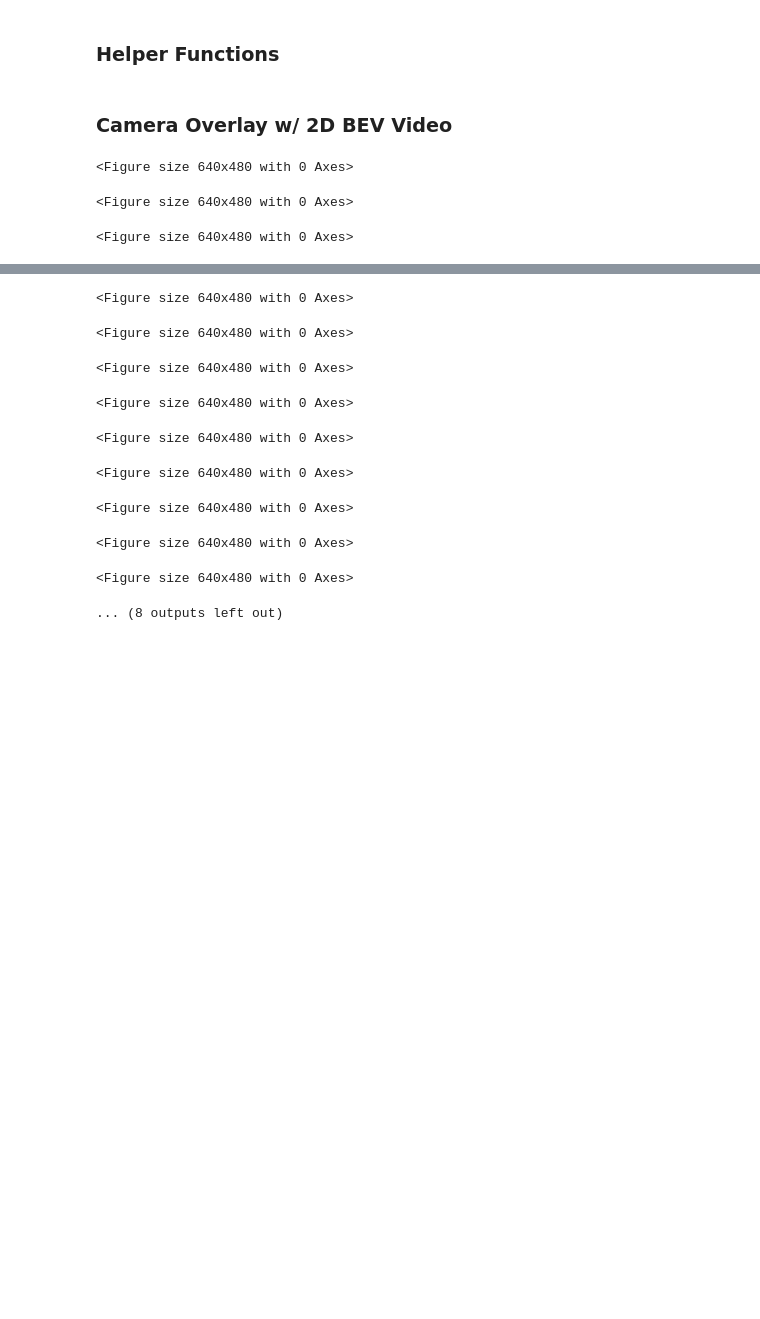
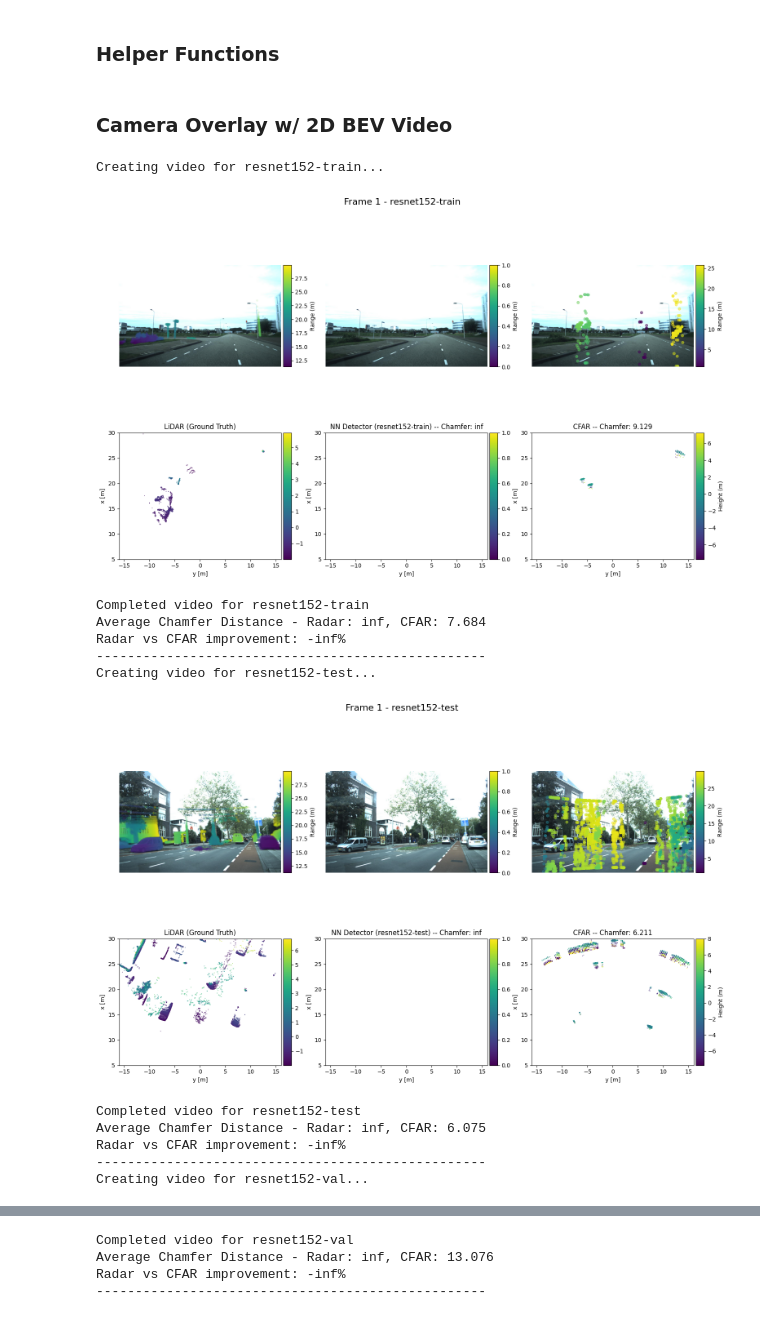
Before and after one commit to Will70330/RaDelft-Dataset, a Jupyter notebook: machine_learning_python/results_visualizer.ipynb, the cells around one changed output, grey strips where cells are left out. Cells and saved outputs as stored; diff of their text form; code cells hidden in the pictures; blank space fills up the shorter version.

Commit message:
Made some changes for temporal mixing and debugging training results.

```diff
--- a/machine_learning_python/results_visualizer.ipynb
+++ b/machine_learning_python/results_visualizer.ipynb
@@ -47,8 +47,8 @@ params = data_preparation.get_default_params()
 
 # Initialise parameters
 params["dataset_path"] = '/media/muckelroyiii/ExtremePro/RaDelft'
-params["train_val_scenes"] = [1, 3]
-params["test_scenes"] = [2, 6]
+params["train_val_scenes"] = [1]
+params["test_scenes"] = [2]
 params["train_test_split_percent"] = 0.8
 params["use_npy_cubes"] = False
 params["cfar_folder"] = 'radar_ososos'
@@ -425,8 +425,8 @@ Writer = FFMpegWriter(fps=10, metadata=dict(artist='muckelroyiii'), bitrate=1800
 train_dataset = RADCUBE_DATASET_TIME(mode='train', params=params)
 test_dataset = RADCUBE_DATASET_TIME(mode='test', params=params)
 val_dataset = RADCUBE_DATASET_TIME(mode='val', params=params)
-model_names = ['resnet18', 'resnet50', 'resnet101', 'resnet152']
-# model_names = ['resnet152']
+# model_names = ['resnet18', 'resnet50', 'resnet101', 'resnet152']
+model_names = ['resnet152']
 datasets = [('train', train_dataset), ('test', test_dataset), ('val', val_dataset)]
 
 # Grab data
@@ -1092,11 +1092,21 @@ def create_comprehensive_comparison_video(valid_data, max_frames=20):
     print("="*80)
 # %%
 # Run the video generation with chamfer distance calculation
-# create_videos_for_all_models_with_chamfer(valid_data, max_frames=20)
+create_videos_for_all_models_with_chamfer(valid_data, max_frames=100)
 
 # Run the comprehensive comparison
-create_comprehensive_comparison_video(valid_data, max_frames=500)
+# create_comprehensive_comparison_video(valid_data, max_frames=500)
 # %% [output]
-<Figure size 640x480 with 0 Axes>
+Creating video for resnet152-train...
+[figure, added]
-<Figure size 640x480 with 0 Axes>
+Completed video for resnet152-train
+Average Chamfer Distance - Radar: inf, CFAR: 7.684
+Radar vs CFAR improvement: -inf%
+--------------------------------------------------
+Creating video for resnet152-test...
+[figure, added]
-<Figure size 640x480 with 0 Axes>
+Completed video for resnet152-test
+Average Chamfer Distance - Radar: inf, CFAR: 6.075
+Radar vs CFAR improvement: -inf%
+--------------------------------------------------
+Creating video for resnet152-val...
@@ -1103,10 +1114,4 @@ create_comprehensive_comparison_video(valid_data, max_frames=500)
-<Figure size 640x480 with 0 Axes>
+Completed video for resnet152-val
+Average Chamfer Distance - Radar: inf, CFAR: 13.076
+Radar vs CFAR improvement: -inf%
+--------------------------------------------------
-<Figure size 640x480 with 0 Axes>
-<Figure size 640x480 with 0 Axes>
-<Figure size 640x480 with 0 Axes>
-<Figure size 640x480 with 0 Axes>
-<Figure size 640x480 with 0 Axes>
-<Figure size 640x480 with 0 Axes>
-<Figure size 640x480 with 0 Axes>
-<Figure size 640x480 with 0 Axes>
-... (8 outputs left out)
```
Also changed, not shown: parts of 2 cells of this notebook, 2 other files.
